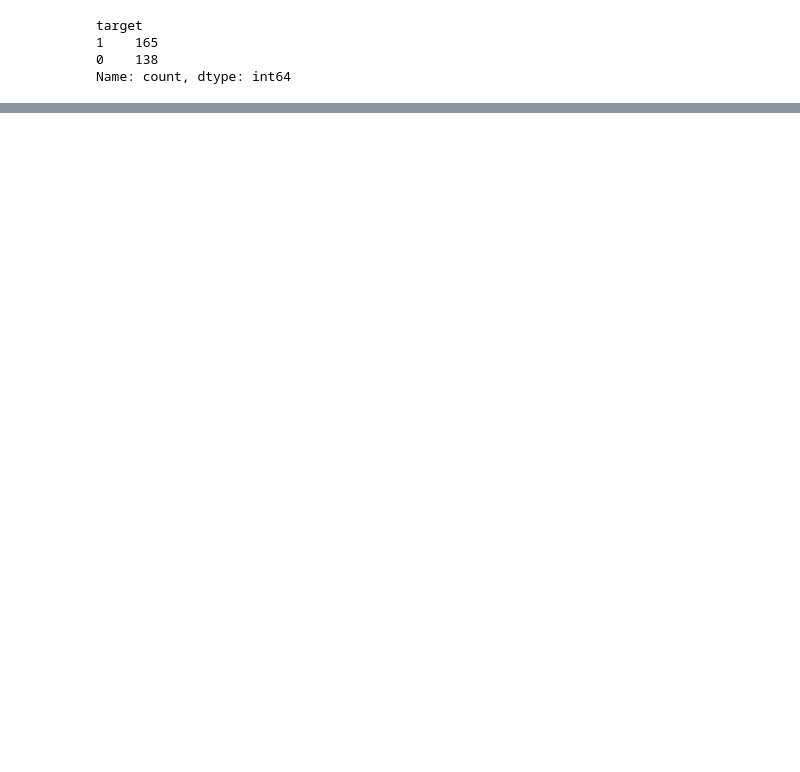
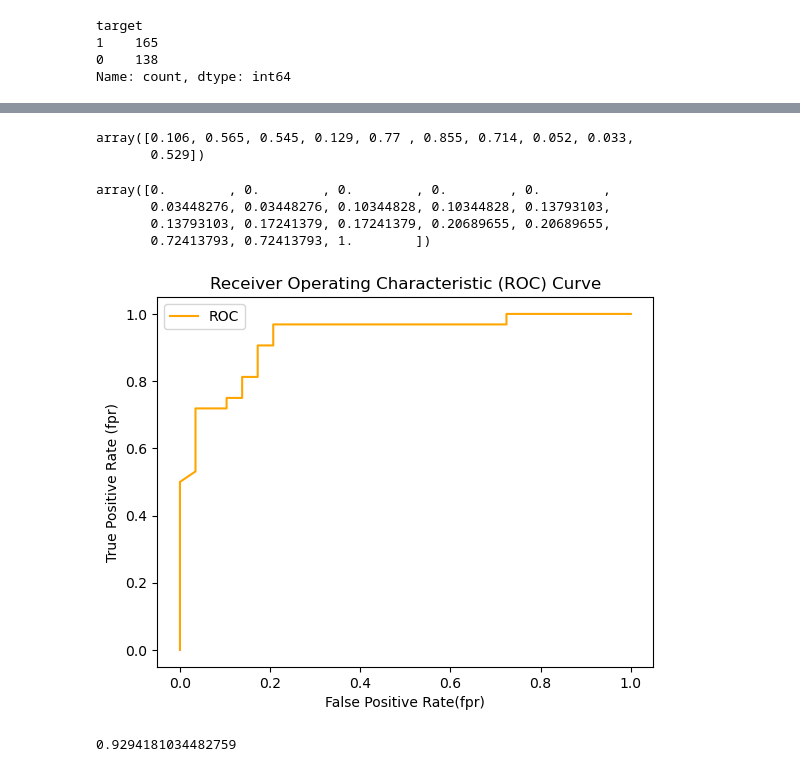
Before and after one commit to hannan70/ML-With-Andrei-Neagoie, a Jupyter notebook: Sklearn/classification-problem.ipynb, the cells around one changed output, grey strips where cells are left out. Saved outputs shown, nothing was run; the diff lists cells and outputs as text; code cells hidden in the pictures; blank space fills up the shorter version.

```diff
--- a/Sklearn/classification-problem.ipynb
+++ b/Sklearn/classification-problem.ipynb
@@ -88,0 +218,6 @@ Name: count, dtype: int64
+# %%
+from sklearn.metrics import roc_curve
+
+y_probs = model.predict_proba(X_test)
+
+y_probs[:10]
@@ -88,0 +273,43 @@ Name: count, dtype: int64
+# %%
+y_probs_positive = y_probs[:, 1]
+y_probs_positive[:10]
+# %% [output]
+array([0.106, 0.565, 0.545, 0.129, 0.77 , 0.855, 0.714, 0.052, 0.033,
+       0.529])
+# %%
+# Calculate fpr, tpr and thresholds
+
+fpr, tpr, thresholds = roc_curve(y_test, y_probs_positive)
+
+fpr
+# %% [output]
+array([0.        , 0.        , 0.        , 0.        , 0.        ,
+       0.03448276, 0.03448276, 0.10344828, 0.10344828, 0.13793103,
+       0.13793103, 0.17241379, 0.17241379, 0.20689655, 0.20689655,
+       0.72413793, 0.72413793, 1.        ])
+# %%
+# Create a function for plotting ROC curves
+
+def plot_roc_curve(fpr, tpr):
+    """
+        False Positive Rate (fpr) direction X-axis
+        True Positive Rate (tpr) direction Y-axis
+    """
+    plt.plot(fpr, tpr, color="orange", label="ROC")
+
+    # Customize the plot
+    plt.xlabel("False Positive Rate(fpr)")
+    plt.ylabel("True Positive Rate (fpr)")
+    plt.title("Receiver Operating Characteristic (ROC) Curve")
+    plt.legend()
+    plt.show()
+
+plot_roc_curve(fpr, tpr)
+# %% [output]
+[figure, added]
+# %%
+from sklearn.metrics import roc_auc_score
+
+roc_auc_score(y_test, y_probs_positive)
+# %% [output]
+0.9294181034482759
```
Also changed, not shown: parts of 25 cells of this notebook, 1 other file.
